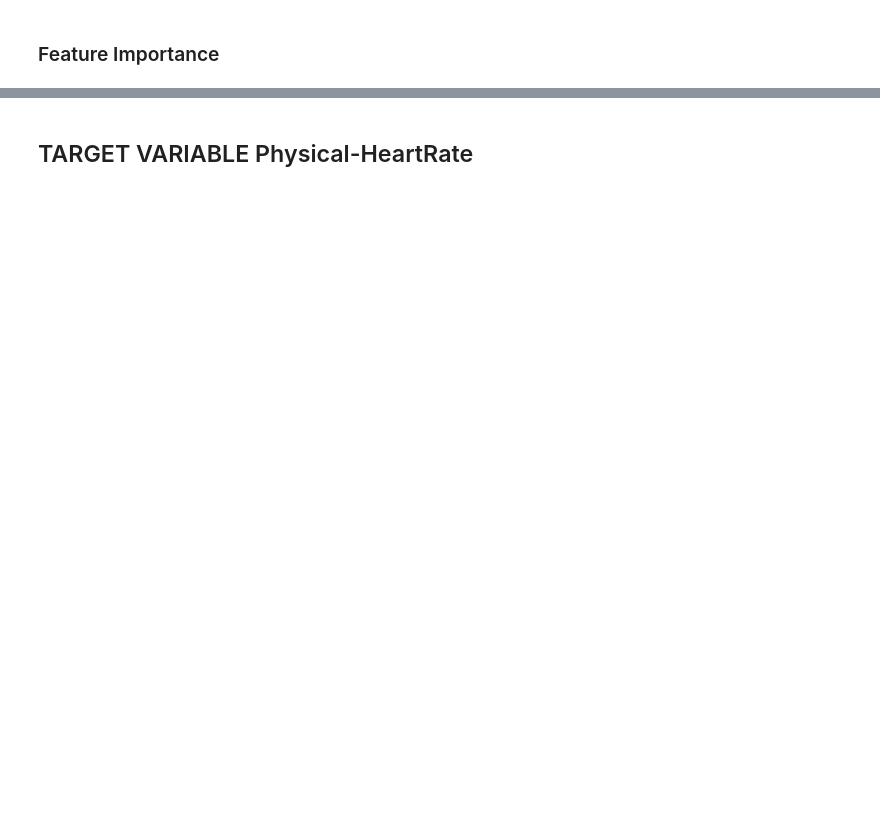
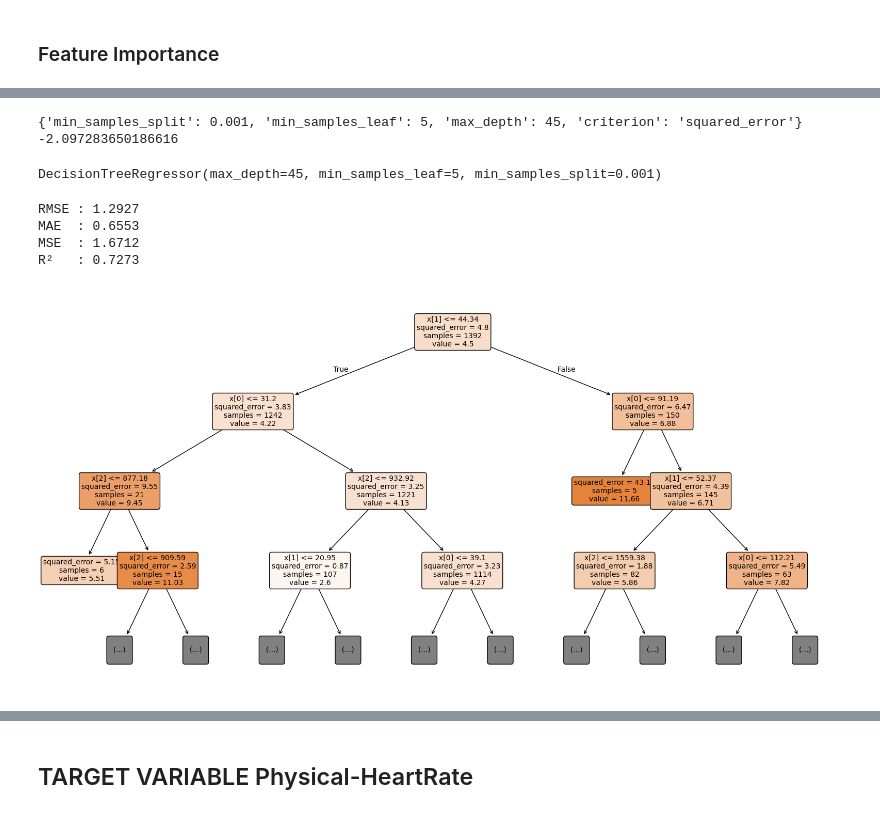
Before and after one commit to alicecalderini/DATAMINING_2-Project, a Jupyter notebook: 4.DATA CLEANING/Decision_Tree_NULL.ipynb, the cells around one changed output, grey strips where cells are left out. Cells and saved outputs as stored; diff of their text form; code cells hidden in the pictures; blank space fills up the shorter version.

```diff
--- a/4.DATA CLEANING/Decision_Tree_NULL.ipynb
+++ b/4.DATA CLEANING/Decision_Tree_NULL.ipynb
@@ -671,0 +710,6 @@ Physical-Weight 0.0006892047280923432
+# %%
+attributes = [col for col in df_BIA_BMC.columns if col != 'BIA-BIA_BMC']
+X = df_BIA_BMC[attributes].values
+y = np.array(df_BIA_BMC['BIA-BIA_BMC'])
+# %%
+X_train, X_test, y_train, y_test = train_test_split(X, y, test_size=0.25, random_state=0)
@@ -671,0 +732,58 @@ Physical-Weight 0.0006892047280923432
+# %%
+param_list = {
+    'max_depth': [None] + list(np.arange(2, 50)),
+    'min_samples_split': [0.001, 0.002, 0.01, 0.05, 0.1, 0.2],
+    'min_samples_leaf': [5, 10, 20, 30, 50, 100, 150],
+    'criterion': ['squared_error', 'absolute_error', 'friedman_mse']
+}
+
+dt_reg_BMC = DecisionTreeRegressor()
+
+random_search = RandomizedSearchCV(
+    DecisionTreeRegressor(),
+    param_distributions=param_list,
+    cv=KFold(n_splits=5, shuffle=True, random_state=0),
+    scoring='neg_mean_squared_error' ,
+    n_jobs=-1,
+    refit=True,
+    n_iter=300,
+)
+
+random_search.fit(X_train, y_train)
+dt_reg_BMC = random_search.best_estimator_
+# %%
+print(random_search.best_params_, random_search.best_score_)
+# %% [output]
+{'min_samples_split': 0.001, 'min_samples_leaf': 5, 'max_depth': 45, 'criterion': 'squared_error'} -2.097283650186616
+# %%
+dt_reg_BMC = random_search.best_estimator_
+dt_reg_BMC.fit(X_train, y_train)
+# %% [output]
+DecisionTreeRegressor(max_depth=45, min_samples_leaf=5, min_samples_split=0.001)
+# %%
+y_pred = dt_reg_BMC.predict(X_test)
+
+print(f"RMSE : {np.sqrt(mean_squared_error(y_test, y_pred)):.4f}") # Typical error
+print(f"MAE  : {mean_absolute_error(y_test, y_pred):.4f}")  #Average Error
+print(f"MSE  : {mean_squared_error(y_test, y_pred):.4f}")  #Average Error
+print(f"R²   : {r2_score(y_test, y_pred):.4f}") # variance in the target variable
+# %% [output]
+RMSE : 1.2927
+MAE  : 0.6553
+MSE  : 1.6712
+R²   : 0.7273
+# %%
+plt.figure(figsize=(20, 10))
+
+plot_tree(
+    dt_reg_BMC,
+    filled=True,
+    rounded=True,
+    fontsize=10,
+    precision=2,
+    max_depth = 3
+)
+
+plt.show()
+# %% [output]
+[figure, added]
```
Also changed, not shown: parts of 198 cells of this notebook, 1 other file.
